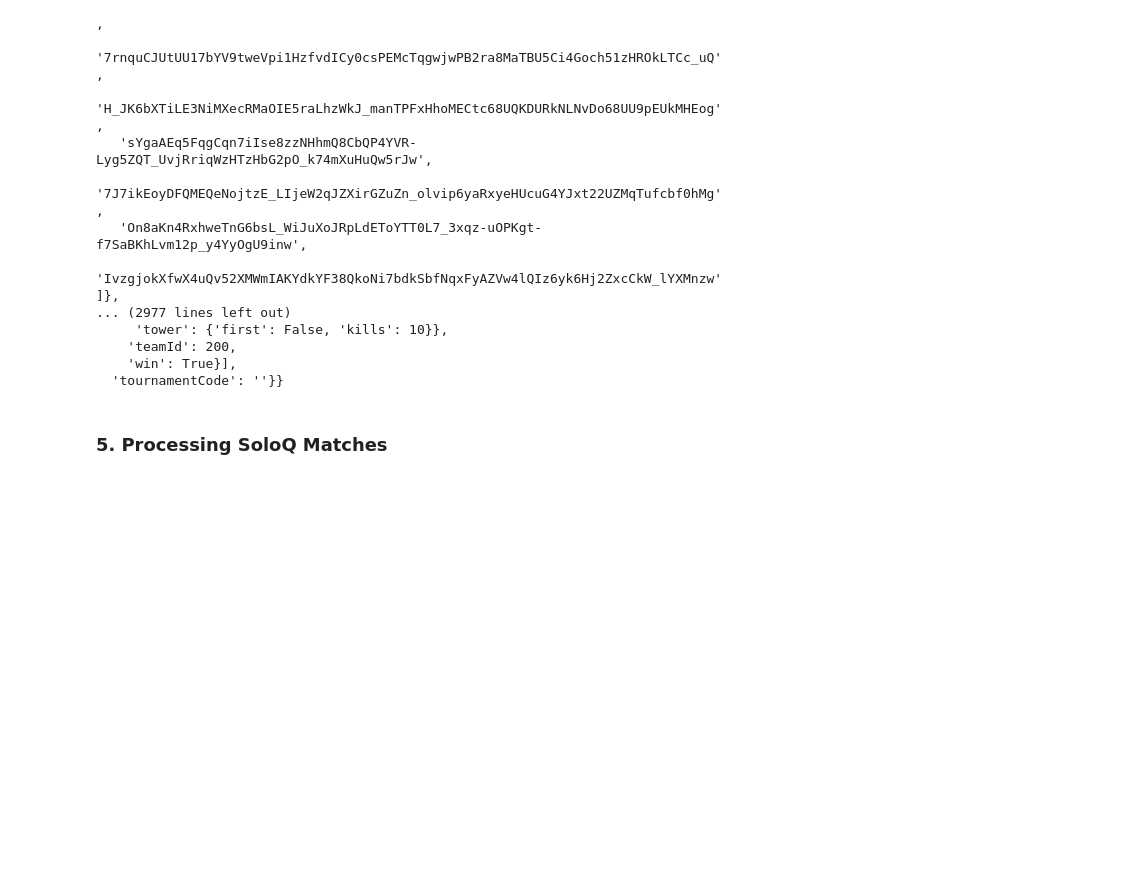
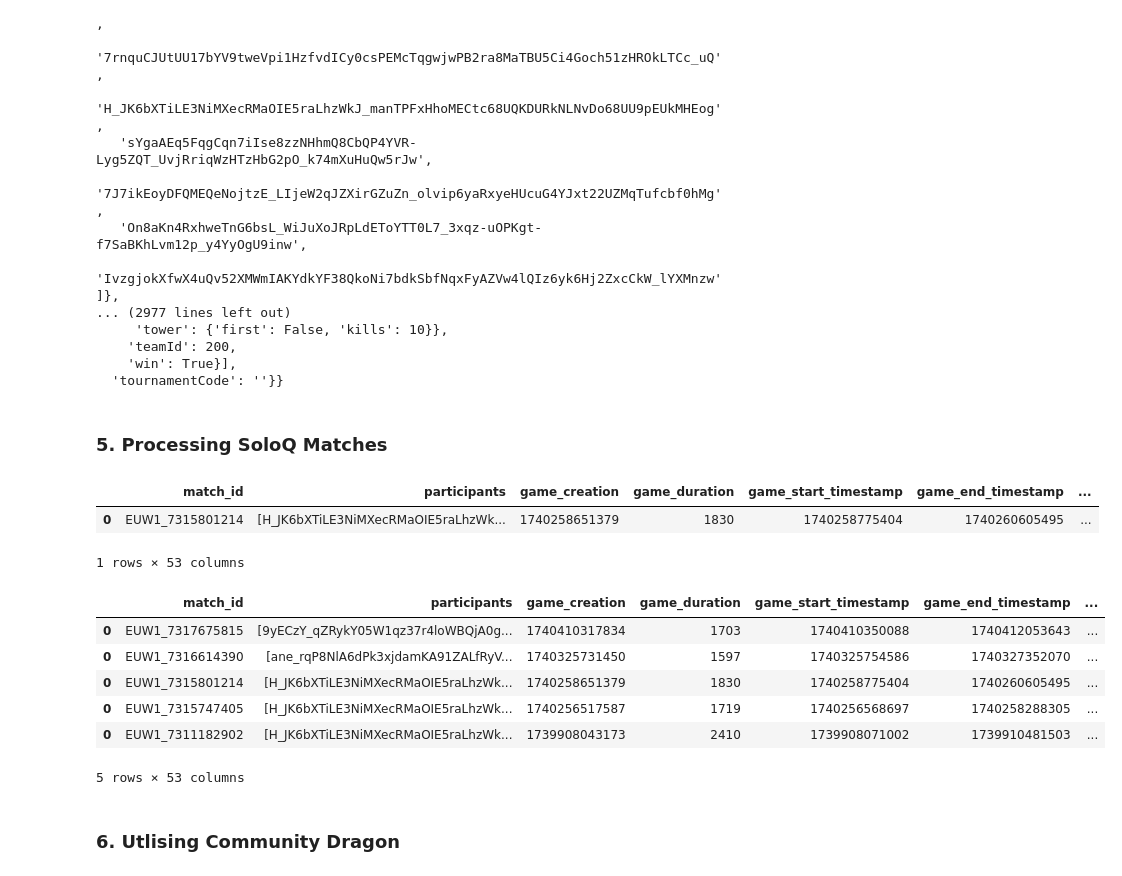
Before and after one commit to jjcachia/API-workspace, a Jupyter notebook: Learning/sandbox.ipynb, the cells around one changed output. Drawn from its saved outputs; the diff is of its cells as text; code cells hidden in the pictures; blank space fills up the shorter version.

```diff
--- a/Learning/sandbox.ipynb
+++ b/Learning/sandbox.ipynb
@@ -166,0 +321,36 @@ get_match_data_from_id(matchId, api_key)
+# %%
+gameName = 'LordVoItage'
+tagLine = 'EUW'
+api_key = os.environ.get('riot_api_key')
+
+puuid = get_puuid(gameName, tagLine, api_key)
+matchId = get_match_history(puuid, api_key, start=0, count=100)[2]
+
+game = get_match_data_from_id(matchId, api_key)
+
+process_match_json(game, puuid)
+# %% [output]
+|  | match_id | participants | game_creation | game_duration | game_start_timestamp | game_end_timestamp | ... |
+| 0 | EUW1_7315801214 | [H_JK6bXTiLE3NiMXecRMaOIE5raLhzWk... | 1740258651379 | 1830 | 1740258775404 | 1740260605495 | ... |
+1 rows × 53 columns
+# %%
+match_ids = get_match_history(puuid, api_key, start=0, count=5)
+
+df = pd.DataFrame()
+for match_id in match_ids:
+    match = get_match_data_from_id(match_id, api_key)
+    match_df = process_match_json(match, puuid)
+
+    df = pd.concat([df, match_df])
+# %%
+df
+# %% [output]
+|  | match_id | participants | game_creation | game_duration | game_start_timestamp | game_end_timestamp | ... |
+| 0 | EUW1_7317675815 | [9yECzY_qZRykY05W1qz37r4loWBQjA0g... | 1740410317834 | 1703 | 1740410350088 | 1740412053643 | ... |
+| 0 | EUW1_7316614390 | [ane_rqP8NlA6dPk3xjdamKA91ZALfRyV... | 1740325731450 | 1597 | 1740325754586 | 1740327352070 | ... |
+| 0 | EUW1_7315801214 | [H_JK6bXTiLE3NiMXecRMaOIE5raLhzWk... | 1740258651379 | 1830 | 1740258775404 | 1740260605495 | ... |
+| 0 | EUW1_7315747405 | [H_JK6bXTiLE3NiMXecRMaOIE5raLhzWk... | 1740256517587 | 1719 | 1740256568697 | 1740258288305 | ... |
+| 0 | EUW1_7311182902 | [H_JK6bXTiLE3NiMXecRMaOIE5raLhzWk... | 1739908043173 | 2410 | 1739908071002 | 1739910481503 | ... |
+5 rows × 53 columns
+# %% [markdown]
+### **6. Utlising Community Dragon**
```
Also changed, not shown: parts of 6 cells of this notebook.
